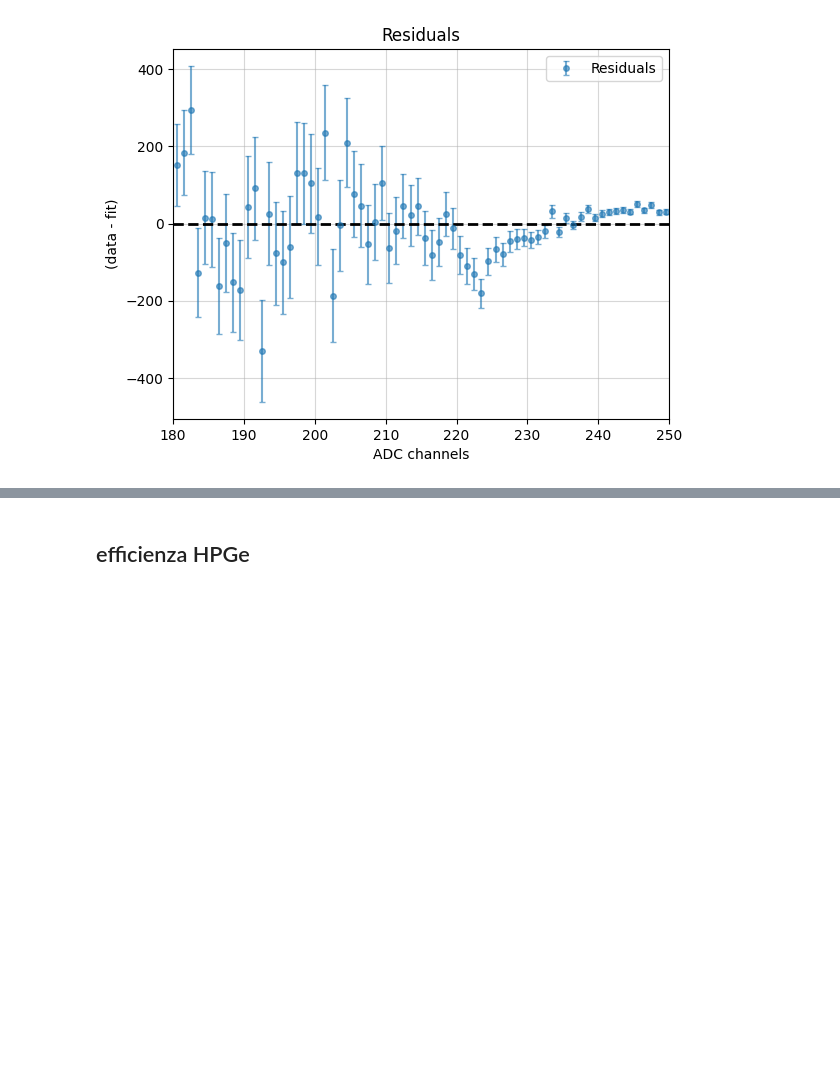
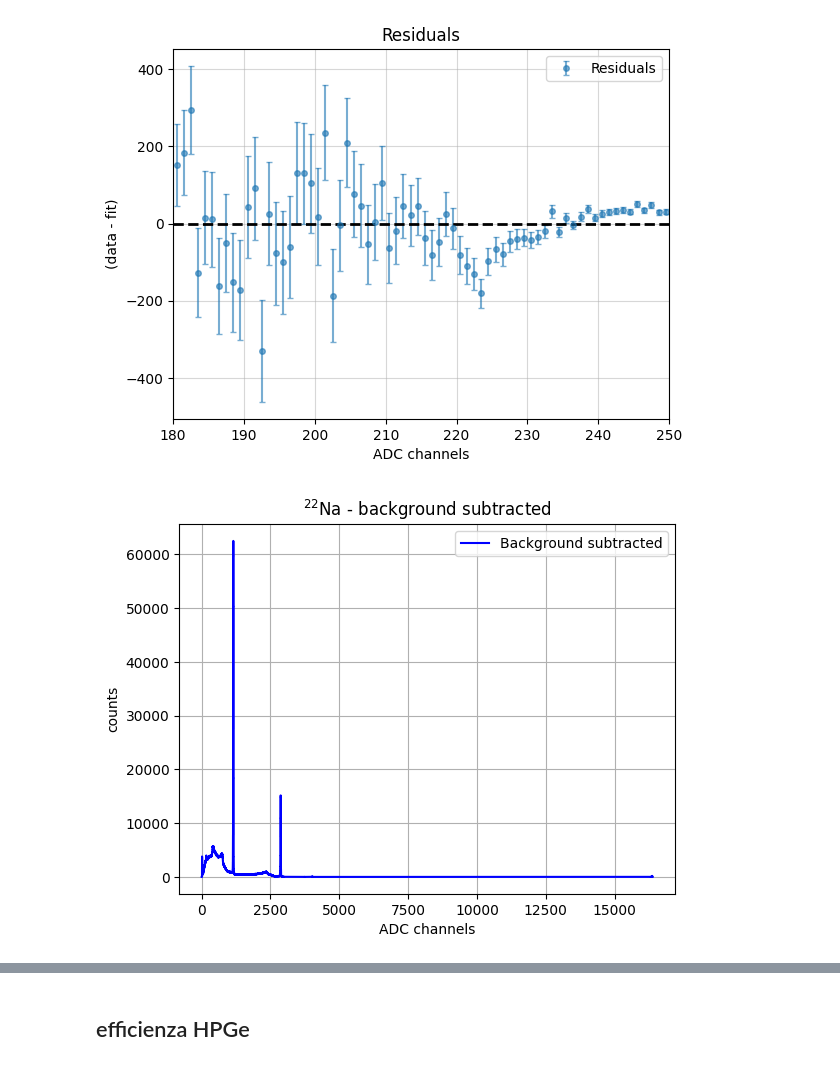
Before and after one commit to b3n3d3tt4/gamma, a Jupyter notebook: analisi.ipynb, the cells around one changed output, grey strips where cells are left out. Drawn from its saved outputs; the diff is of its cells as text; code cells hidden in the pictures; blank space fills up the shorter version.

```diff
--- a/analisi.ipynb
+++ b/analisi.ipynb
@@ -184,3 +184,7 @@ Chi-quadro ridotto = 5.845360068425422
 Integrale dell'istogramma nel range [166.35685198445304, 220.83525563559806] = 600678.3312987946
 [figure]
 [figure]
+# %%
+bin_sodio_ch1_corr, hist_sodio_ch1_corr = ben.background(sodio_ch1, fondo2_ch1, None, 'ADC channels', 'counts', '$^{22}$Na - background subtracted')
+# %% [output]
+[figure, added]
```
Also changed, not shown: parts of 4 cells of this notebook.
